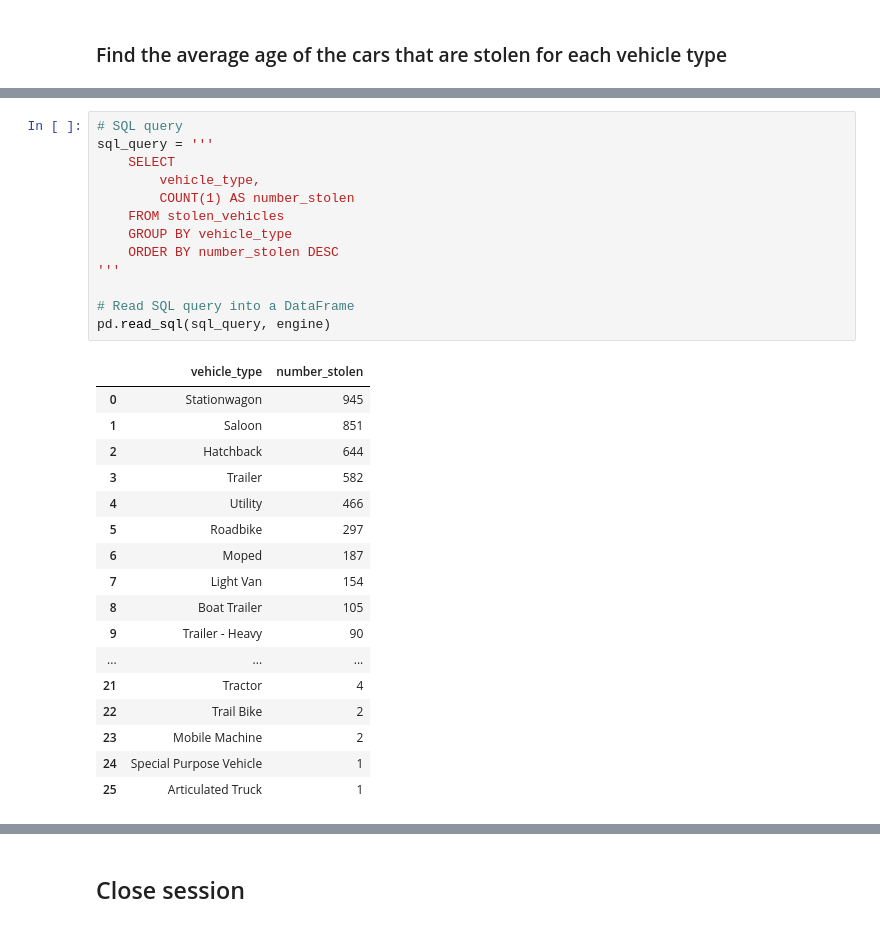
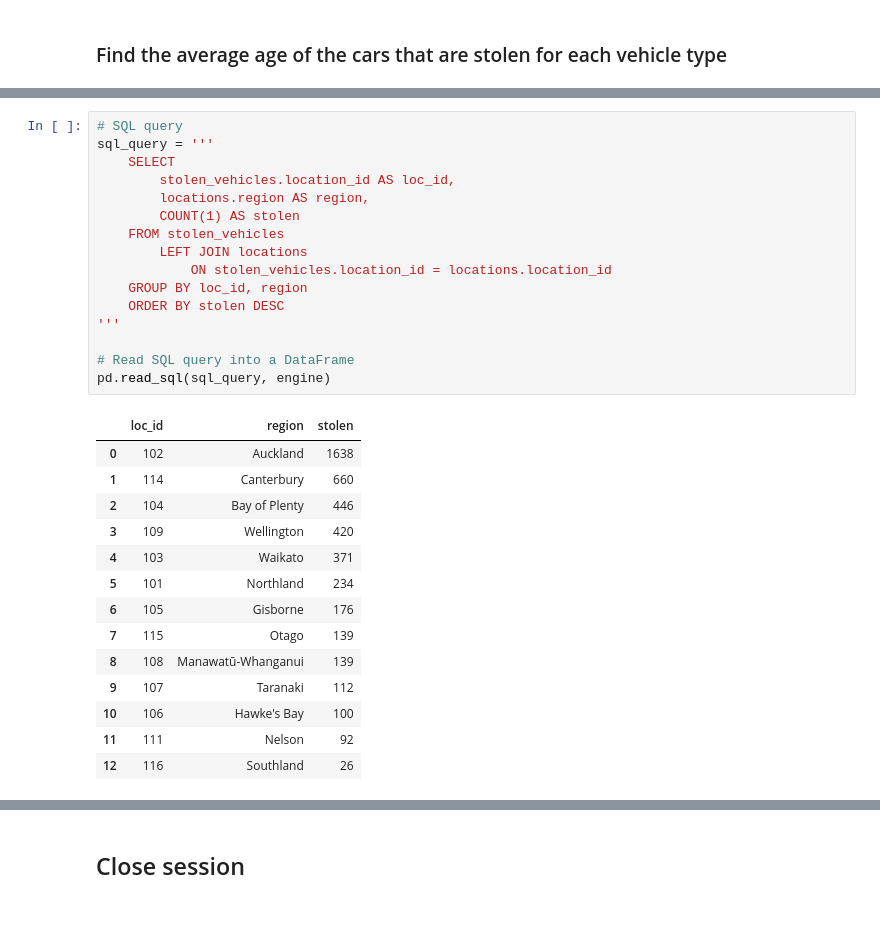
Before and after one commit to benoitchamot/VehicleTheftAnalysis, a Jupyter notebook: EDA/Analysis.ipynb, the cells around one changed output, grey strips where cells are left out. Drawn from its saved outputs; the diff is of its cells as text.

```diff
--- a/EDA/Analysis.ipynb
+++ b/EDA/Analysis.ipynb
@@ -174,31 +405,31 @@ pd.read_sql(sql_query, engine)
 # %%
 # SQL query
 sql_query = '''
     SELECT
-        vehicle_type,
-        COUNT(1) AS number_stolen
+        stolen_vehicles.location_id AS loc_id,
+        locations.region AS region,
+        COUNT(1) AS stolen
     FROM stolen_vehicles
-    GROUP BY vehicle_type
-    ORDER BY number_stolen DESC
+        LEFT JOIN locations
+            ON stolen_vehicles.location_id = locations.location_id
+    GROUP BY loc_id, region
+    ORDER BY stolen DESC
 '''
 
 # Read SQL query into a DataFrame
 pd.read_sql(sql_query, engine)
 # %% [output]
-|  | vehicle_type | number_stolen |
-| 0 | Stationwagon | 945 |
-| 1 | Saloon | 851 |
-| 2 | Hatchback | 644 |
-| 3 | Trailer | 582 |
-| 4 | Utility | 466 |
-| 5 | Roadbike | 297 |
-| 6 | Moped | 187 |
-| 7 | Light Van | 154 |
-| 8 | Boat Trailer | 105 |
-| 9 | Trailer - Heavy | 90 |
-| ... | ... | ... |
-| 21 | Tractor | 4 |
-| 22 | Trail Bike | 2 |
-| 23 | Mobile Machine | 2 |
-| 24 | Special Purpose Vehicle | 1 |
-| 25 | Articulated Truck | 1 |
+|  | loc_id | region | stolen |
+| 0 | 102 | Auckland | 1638 |
+| 1 | 114 | Canterbury | 660 |
+| 2 | 104 | Bay of Plenty | 446 |
+| 3 | 109 | Wellington | 420 |
+| 4 | 103 | Waikato | 371 |
+| 5 | 101 | Northland | 234 |
+| 6 | 105 | Gisborne | 176 |
+| 7 | 115 | Otago | 139 |
+| 8 | 108 | Manawatū-Whanganui | 139 |
+| 9 | 107 | Taranaki | 112 |
+| 10 | 106 | Hawke's Bay | 100 |
+| 11 | 111 | Nelson | 92 |
+| 12 | 116 | Southland | 26 |
```
Also changed, not shown: parts of 27 cells of this notebook, 13 other files.
